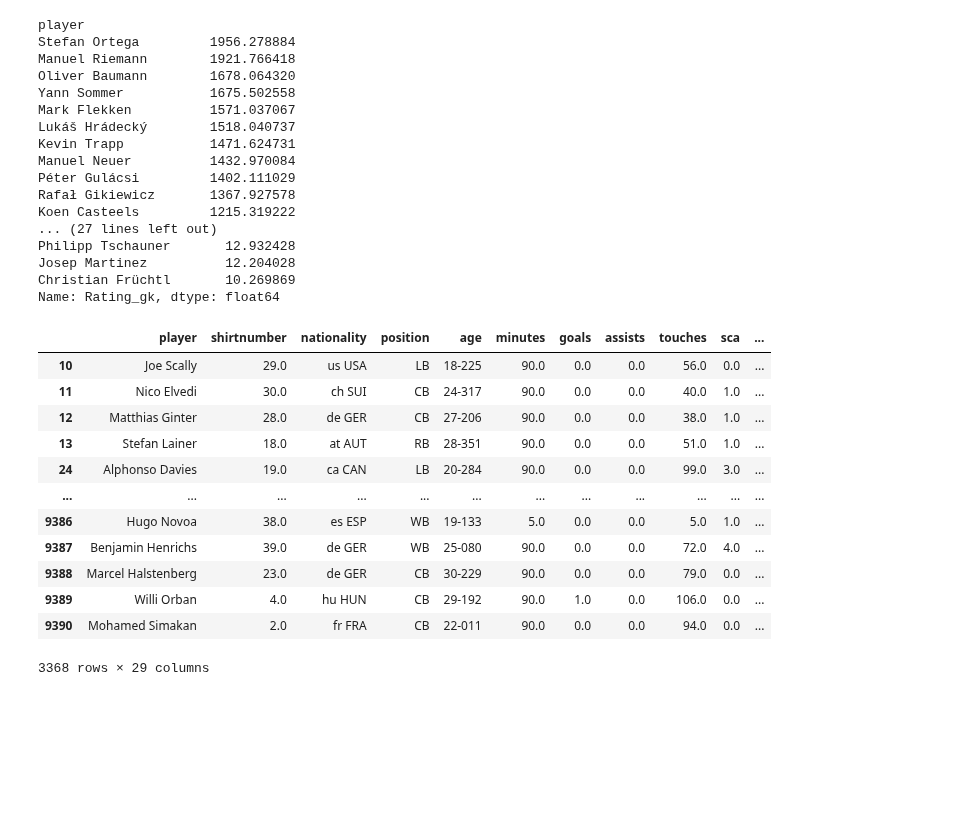
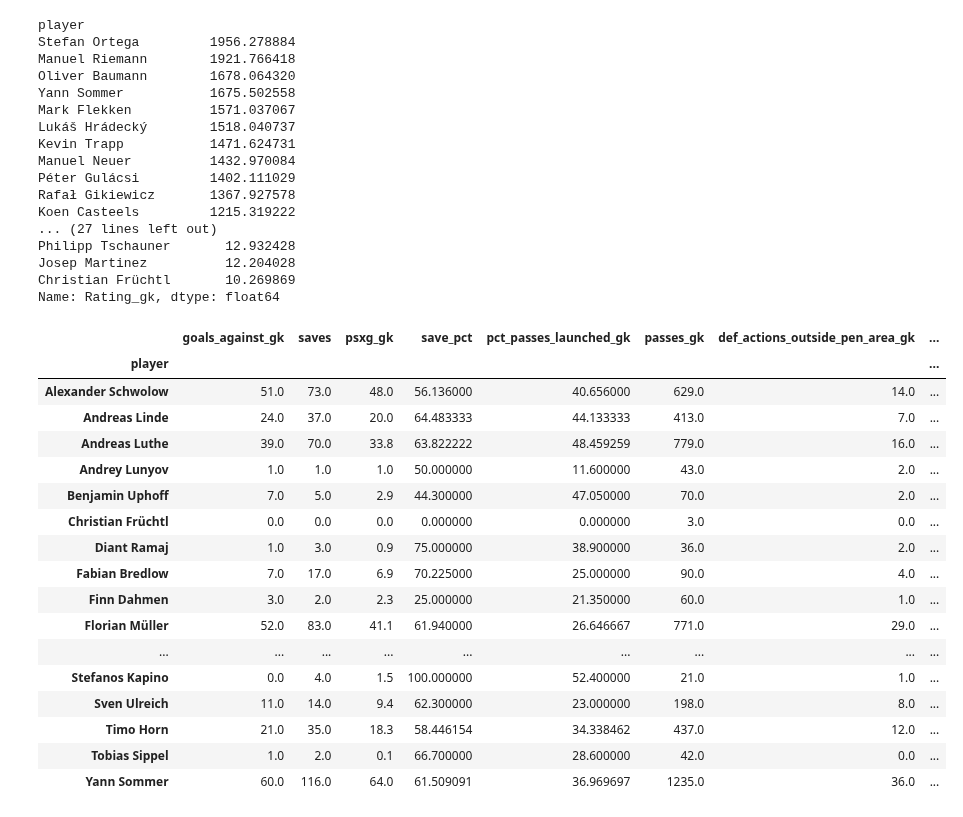
Before and after one commit to Giuliano99/Masterarbeit, a Jupyter notebook: Bundesliga.ipynb, the cells around one changed output. Saved outputs shown, nothing was run; the diff lists cells and outputs as text; code cells hidden in the pictures; blank space fills up the shorter version.

```diff
--- a/Bundesliga.ipynb
+++ b/Bundesliga.ipynb
@@ -24,5 +24,6 @@ BL2021_keepers
 # %%
-BL2021_keepers['Rating_gk'] = ((BL2021_keepers['psxg_gk'] - BL2021_keepers['goals_against_gk'])*100)+(BL2021_keepers['save_pct']/100*80) + (BL2021_keepers['goals_against_gk']*-80)  +(BL2021_keepers['saves']*60) + (BL2021_keepers['pct_passes_launched_gk']/100*40) + (BL2021_keepers['passes_gk']*20) + (BL2021_keepers['def_actions_outside_pen_area_gk']*20)
+#Goalkeeper Rating
+BL2021_keepers['Rating_gk'] = ((BL2021_keepers['psxg_gk'] - BL2021_keepers['goals_against_gk'])*10)+(BL2021_keepers['save_pct']/100*8) + (BL2021_keepers['goals_against_gk']*-8)  +(BL2021_keepers['saves']*6) + (BL2021_keepers['pct_passes_launched_gk']/100*4) + (BL2021_keepers['passes_gk']*2) + (BL2021_keepers['def_actions_outside_pen_area_gk']*2)
 
 
 OldMax = BL2021_keepers['Rating_gk'].max()
@@ -55,3 +56,38 @@ Philipp Tschauner       12.932428
 Josep Martinez          12.204028
 Christian Früchtl       10.269869
 Name: Rating_gk, dtype: float64
+# %%
+gk_ga = BL2021_keepers.groupby(['player']).sum()['goals_against_gk']
+gk_saves = BL2021_keepers.groupby(['player']).sum()['saves']
+psxg_gk = BL2021_keepers.groupby(['player']).sum()['psxg_gk']
+save_pct = BL2021_keepers.groupby(['player']).mean()['save_pct']
+pct_passes_launched_gk = BL2021_keepers.groupby(['player']).mean()['pct_passes_launched_gk']
+passes_gk = BL2021_keepers.groupby(['player']).sum()['passes_gk']
+def_actions_outside_pen_area_gk = BL2021_keepers.groupby(['player']).sum()['def_actions_outside_pen_area_gk']
+gk_total_bl = pd.merge(gk_ga, gk_saves , on='player', how='left')
+gk_total_bl = pd.merge(gk_total_bl,psxg_gk , on='player', how='left')
+gk_total_bl = pd.merge(gk_total_bl,save_pct , on='player', how='left')
+gk_total_bl = pd.merge(gk_total_bl,pct_passes_launched_gk , on='player', how='left')
+gk_total_bl = pd.merge(gk_total_bl,passes_gk , on='player', how='left')
+gk_total_bl = pd.merge(gk_total_bl,def_actions_outside_pen_area_gk , on='player', how='left')
+gk_total_bl ['diff'] = gk_total_bl['psxg_gk'] - gk_total_bl['goals_against_gk']
+gk_total_bl
+# %% [output]
+|  | goals_against_gk | saves | psxg_gk | save_pct | pct_passes_launched_gk | passes_gk | def_actions_outside_pen_area_gk | ... |
+| player |  |  |  |  |  |  |  | ... |
+| Alexander Schwolow | 51.0 | 73.0 | 48.0 | 56.136000 | 40.656000 | 629.0 | 14.0 | ... |
+| Andreas Linde | 24.0 | 37.0 | 20.0 | 64.483333 | 44.133333 | 413.0 | 7.0 | ... |
+| Andreas Luthe | 39.0 | 70.0 | 33.8 | 63.822222 | 48.459259 | 779.0 | 16.0 | ... |
+| Andrey Lunyov | 1.0 | 1.0 | 1.0 | 50.000000 | 11.600000 | 43.0 | 2.0 | ... |
+| Benjamin Uphoff | 7.0 | 5.0 | 2.9 | 44.300000 | 47.050000 | 70.0 | 2.0 | ... |
+| Christian Früchtl | 0.0 | 0.0 | 0.0 | 0.000000 | 0.000000 | 3.0 | 0.0 | ... |
+| Diant Ramaj | 1.0 | 3.0 | 0.9 | 75.000000 | 38.900000 | 36.0 | 2.0 | ... |
+| Fabian Bredlow | 7.0 | 17.0 | 6.9 | 70.225000 | 25.000000 | 90.0 | 4.0 | ... |
+| Finn Dahmen | 3.0 | 2.0 | 2.3 | 25.000000 | 21.350000 | 60.0 | 1.0 | ... |
+| Florian Müller | 52.0 | 83.0 | 41.1 | 61.940000 | 26.646667 | 771.0 | 29.0 | ... |
+| ... | ... | ... | ... | ... | ... | ... | ... | ... |
+| Stefanos Kapino | 0.0 | 4.0 | 1.5 | 100.000000 | 52.400000 | 21.0 | 1.0 | ... |
+| Sven Ulreich | 11.0 | 14.0 | 9.4 | 62.300000 | 23.000000 | 198.0 | 8.0 | ... |
+| Timo Horn | 21.0 | 35.0 | 18.3 | 58.446154 | 34.338462 | 437.0 | 12.0 | ... |
+| Tobias Sippel | 1.0 | 2.0 | 0.1 | 66.700000 | 28.600000 | 42.0 | 0.0 | ... |
+| Yann Sommer | 60.0 | 116.0 | 64.0 | 61.509091 | 36.969697 | 1235.0 | 36.0 | ... |
@@ -59,20 +97,4 @@ Name: Rating_gk, dtype: float64
 Defenders = BL2021_players.drop(BL2021_players[BL2021_players.category != 'Defender'].index)
 Midfielders = BL2021_players.drop(BL2021_players[BL2021_players.category != 'Midfield'].index)
 Forwards = BL2021_players.drop(BL2021_players[BL2021_players.category != 'Forward'].index)
-# %%
-Defenders
-# %% [output]
-|  | player | shirtnumber | nationality | position | age | minutes | goals | assists | touches | sca | ... |
-| 10 | Joe Scally | 29.0 | us USA | LB | 18-225 | 90.0 | 0.0 | 0.0 | 56.0 | 0.0 | ... |
-| 11 | Nico Elvedi | 30.0 | ch SUI | CB | 24-317 | 90.0 | 0.0 | 0.0 | 40.0 | 1.0 | ... |
-| 12 | Matthias Ginter | 28.0 | de GER | CB | 27-206 | 90.0 | 0.0 | 0.0 | 38.0 | 1.0 | ... |
-| 13 | Stefan Lainer | 18.0 | at AUT | RB | 28-351 | 90.0 | 0.0 | 0.0 | 51.0 | 1.0 | ... |
-| 24 | Alphonso Davies | 19.0 | ca CAN | LB | 20-284 | 90.0 | 0.0 | 0.0 | 99.0 | 3.0 | ... |
-| ... | ... | ... | ... | ... | ... | ... | ... | ... | ... | ... | ... |
-| 9386 | Hugo Novoa | 38.0 | es ESP | WB | 19-133 | 5.0 | 0.0 | 0.0 | 5.0 | 1.0 | ... |
-| 9387 | Benjamin Henrichs | 39.0 | de GER | WB | 25-080 | 90.0 | 0.0 | 0.0 | 72.0 | 4.0 | ... |
-| 9388 | Marcel Halstenberg | 23.0 | de GER | CB | 30-229 | 90.0 | 0.0 | 0.0 | 79.0 | 0.0 | ... |
-| 9389 | Willi Orban | 4.0 | hu HUN | CB | 29-192 | 90.0 | 1.0 | 0.0 | 106.0 | 0.0 | ... |
-| 9390 | Mohamed Simakan | 2.0 | fr FRA | CB | 22-011 | 90.0 | 0.0 | 0.0 | 94.0 | 0.0 | ... |
-3368 rows × 29 columns
 # %%
```
Also changed, not shown: parts of 7 cells of this notebook, 4 other files.
